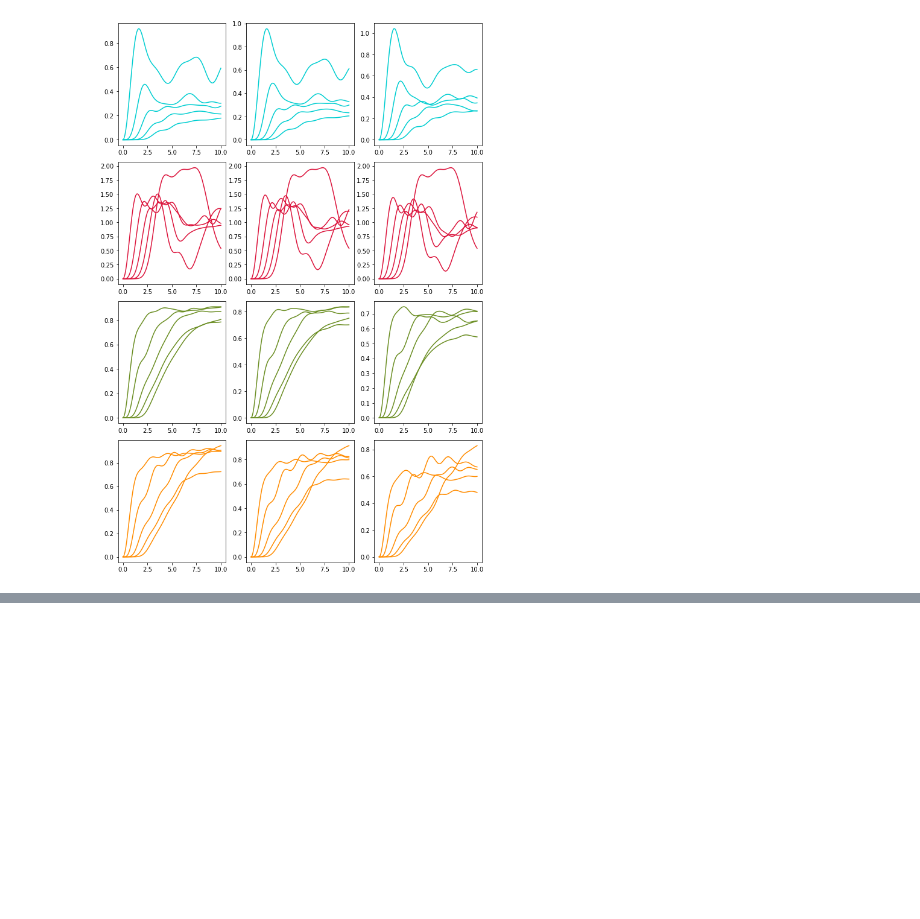
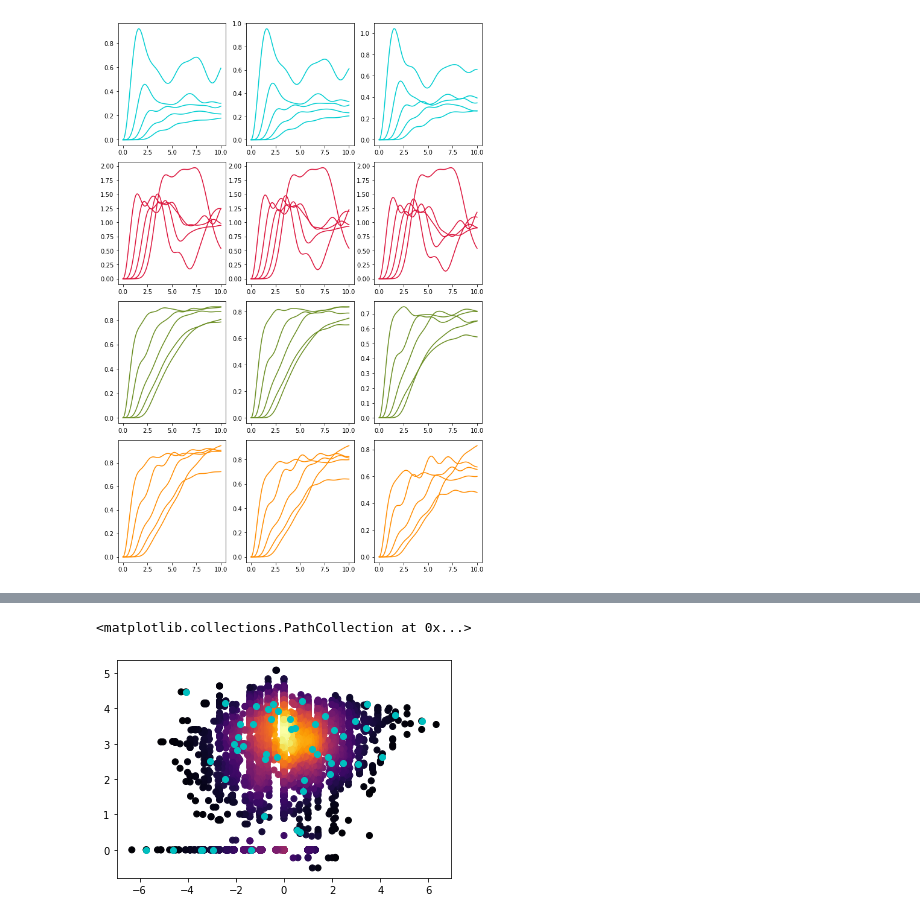
Before and after one commit to lhillber/qca, a Jupyter notebook: notebooks/OTOC.ipynb, the cells around one changed output, grey strips where cells are left out. Drawn from its saved outputs; the diff is of its cells as text; code cells hidden in the pictures; blank space fills up the shorter version.

```diff
--- a/notebooks/OTOC.ipynb
+++ b/notebooks/OTOC.ipynb
@@ -144,0 +200,7 @@ plt.tight_layout()
+# %%
+from measures import get_ebisect, renyi_entropy_from_spectrum
+s_2 = []
+for i, vec in enumerate(vecs):
+    espec = np.sort(get_ebisect(vec))
+    s_2.append(renyi_entropy_from_spectrum(espec))
+s_2 = np.array(s_2)
@@ -144,0 +225,12 @@ plt.tight_layout()
+# %%
+from scipy.stats import gaussian_kde
+s_2 = np.array(s_2)
+x, y = vals.real, s_2
+xy = np.vstack([x,y])
+z = gaussian_kde(xy)(xy)
+
+plt.scatter(x, y, c=z, cmap="inferno")
+plt.scatter(vals[mask], s_2[mask], c="c")
+# %% [output]
+<matplotlib.collections.PathCollection at 0x...>
+[figure, added]
```
Also changed, not shown: parts of 8 cells of this notebook, 18 other files.
